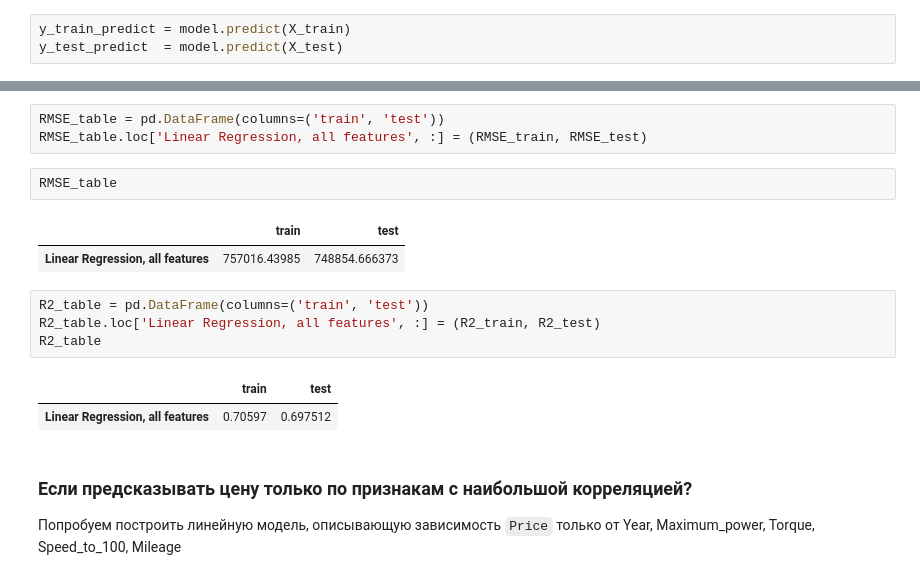
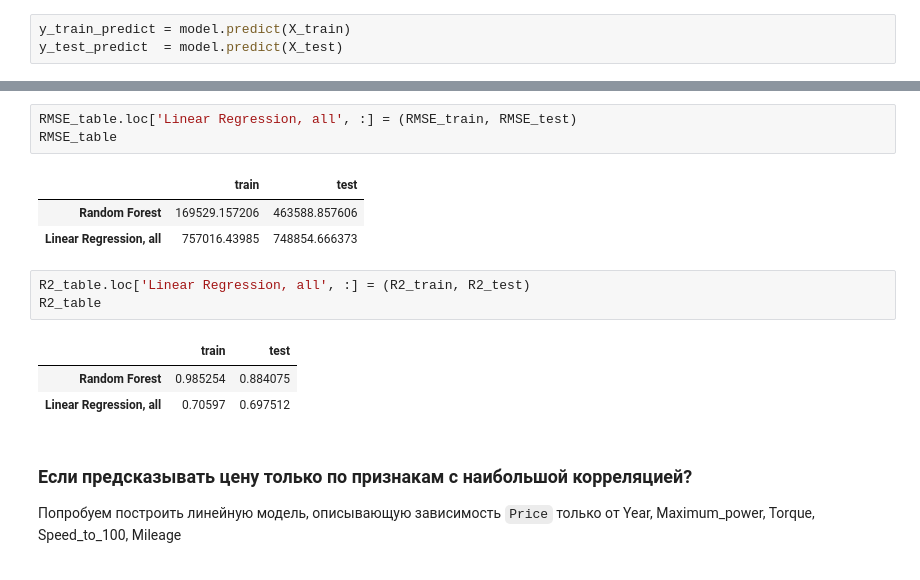
Before and after one commit to Faert/ML, a Jupyter notebook: Ivlev_cars.ipynb, the cells around one changed output, grey strips where cells are left out. Drawn from its saved outputs; the diff is of its cells as text.

```diff
--- a/Ivlev_cars.ipynb
+++ b/Ivlev_cars.ipynb
@@ -745,18 +777,17 @@ RMSE_train, RMSE_test
 # %%
-RMSE_table = pd.DataFrame(columns=('train', 'test'))
-RMSE_table.loc['Linear Regression, all features', :] = (RMSE_train, RMSE_test)
+RMSE_table.loc['Linear Regression, all', :] = (RMSE_train, RMSE_test)
+RMSE_table
+# %% [output]
+|  | train | test |
+| Random Forest | 169529.157206 | 463588.857606 |
+| Linear Regression, all | 757016.43985 | 748854.666373 |
-# %%
-RMSE_table
-# %% [output]
-|  | train | test |
-| Linear Regression, all features | 757016.43985 | 748854.666373 |
 # %%
-R2_table = pd.DataFrame(columns=('train', 'test'))
-R2_table.loc['Linear Regression, all features', :] = (R2_train, R2_test)
+R2_table.loc['Linear Regression, all', :] = (R2_train, R2_test)
 R2_table
 # %% [output]
 |  | train | test |
-| Linear Regression, all features | 0.70597 | 0.697512 |
+| Random Forest | 0.985254 | 0.884075 |
+| Linear Regression, all | 0.70597 | 0.697512 |
 # %% [markdown]
 ### Если предсказывать цену только по признакам с наибольшой корреляцией?
 
```
Also changed, not shown: parts of 88 cells of this notebook, 1 other file.
